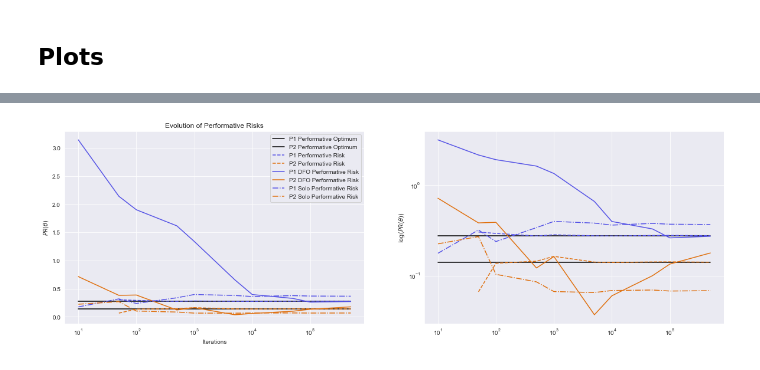
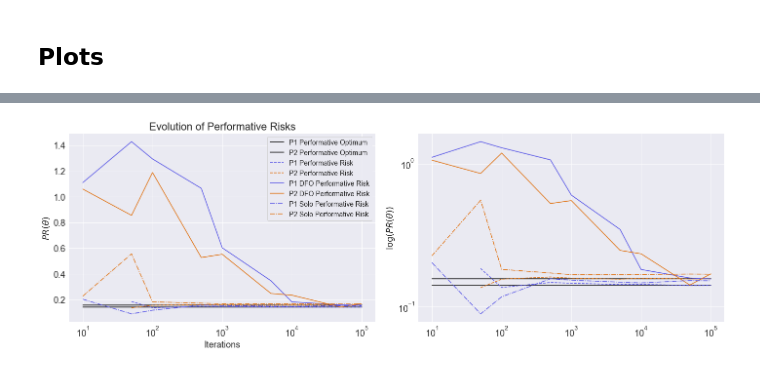
Before and after one commit to evanjfaulkner/DD-Games, a Jupyter notebook: Notebooks/dd_game_regression_sim.ipynb, the cells around one changed output, grey strips where cells are left out. Saved outputs shown, nothing was run; the diff lists cells and outputs as text; code cells hidden in the pictures.

```diff
--- a/Notebooks/dd_game_regression_sim.ipynb
+++ b/Notebooks/dd_game_regression_sim.ipynb
@@ -71,7 +78,7 @@ p1_data_generating_func = sample_from_location_family
 p2_data_params = (Sigma_x_p2, sigma_y_p2, beta_p2, mu_p2, gamma_p2)
 p2_data_generating_func = sample_from_location_family
 # %%
-num_rounds_lst = [10, 50, 100, 500, 1000, 5000, 10000, 50000, 100000, 500000]
+num_rounds_lst = [10, 50, 100, 500, 1000, 5000, 10000, 50000, 100000]
 num_alternate_rounds = 100
 num_test = 1000
 # %% [markdown]
@@ -102,7 +109,7 @@ for num_rounds in num_rounds_lst:
     theta_final_p2.append(game.theta_p2)
 
     #Change this flag if one wants to change print settings
-    if True:
+    if False:
         print("---------------------")
         print("Player 1: Actual mu, gamma")
         print(mu_p1, gamma_p1)
@@ -162,7 +161,7 @@ for i in range(num_rounds+1):
         p3_risks.append(PR_3_oracle)
         p4_risks.append(PR_4_oracle)
 
-    if i%(num_rounds/5)==0:
+    if False:  # i%(num_rounds/5)==0:
         print("---------------------")
         print(f"Iteration {i}")
         print("Player 3 risk:")
@@ -214,7 +197,7 @@ for num_rounds in num_rounds_lst:
     theta_final_p6.append(game.theta_p2)
 
     #Change this flag if one wants to change print settings
-    if True:
+    if False:
         print("---------------------")
         print("Player 1: Actual mu, gamma")
         print(mu_p1, gamma_p1)
@@ -356,5 +338,5 @@ plt.show()
 # %%
-plt.figure(figsize=(20,6))
+plt.figure(figsize=(20,7))
 plt.subplot(1,2,1)
 plt.semilogx(num_rounds_lst, [PO_1 for i in num_rounds_lst],
              '-', color='k', label='P1 Performative Optimum')
@@ -375,35 +357,36 @@ plt.semilogx(num_rounds_lst, p5_risks,
              '-.', color='#5553E6', label='P1 Solo Performative Risk')
 plt.semilogx(num_rounds_lst, p6_risks,
              '-.', color='#E07110', label='P2 Solo Performative Risk')
 plt.xlabel("Iterations")
 plt.ylabel(r"$PR(\theta)$")
 plt.title("Evolution of Performative Risks")
-plt.legend()
+plt.legend(fontsize=14)
 
 plt.subplot(1,2,2)
 plt.loglog(num_rounds_lst, [PO_1 for i in num_rounds_lst],
            '-', color='k', label='P1 Performative Optimum')
 plt.loglog(num_rounds_lst, [PO_2 for i in num_rounds_lst],
            '-', color='k', label='P2 Performative Optimum')
 
 plt.loglog(num_rounds_lst[1:], p1_risks[1:],
            '--', color='#5553E6', label='P1 Performative Risk')
 plt.loglog(num_rounds_lst[1:], p2_risks[1:],
            '--', color='#E07110', label='P2 Performative Risk')
 
 plt.loglog(num_rounds_lst, p3_risks,
            '-', color='#5553E6', label='P1 DFO Performative Risk')
 plt.loglog(num_rounds_lst, p4_risks,
            '-', color='#E07110', label='P2 DFO Performative Risk')
 
 plt.loglog(num_rounds_lst, p5_risks,
            '-.', color='#5553E6', label='P1 Solo Performative Risk')
 plt.loglog(num_rounds_lst, p6_risks,
            '-.', color='#E07110', label='P2 Solo Performative Risk')
 plt.ylabel(r"$\log(PR(\theta))$")
+plt.tight_layout()
 plt.show()
 # %% [output]
-[figure, old version]
+[figure, new version]
 # %%
 plt.figure(figsize=(20,12))
 plt.subplot(2,2,1)
```
Also changed, not shown: parts of 15 cells of this notebook, 10 other files.
